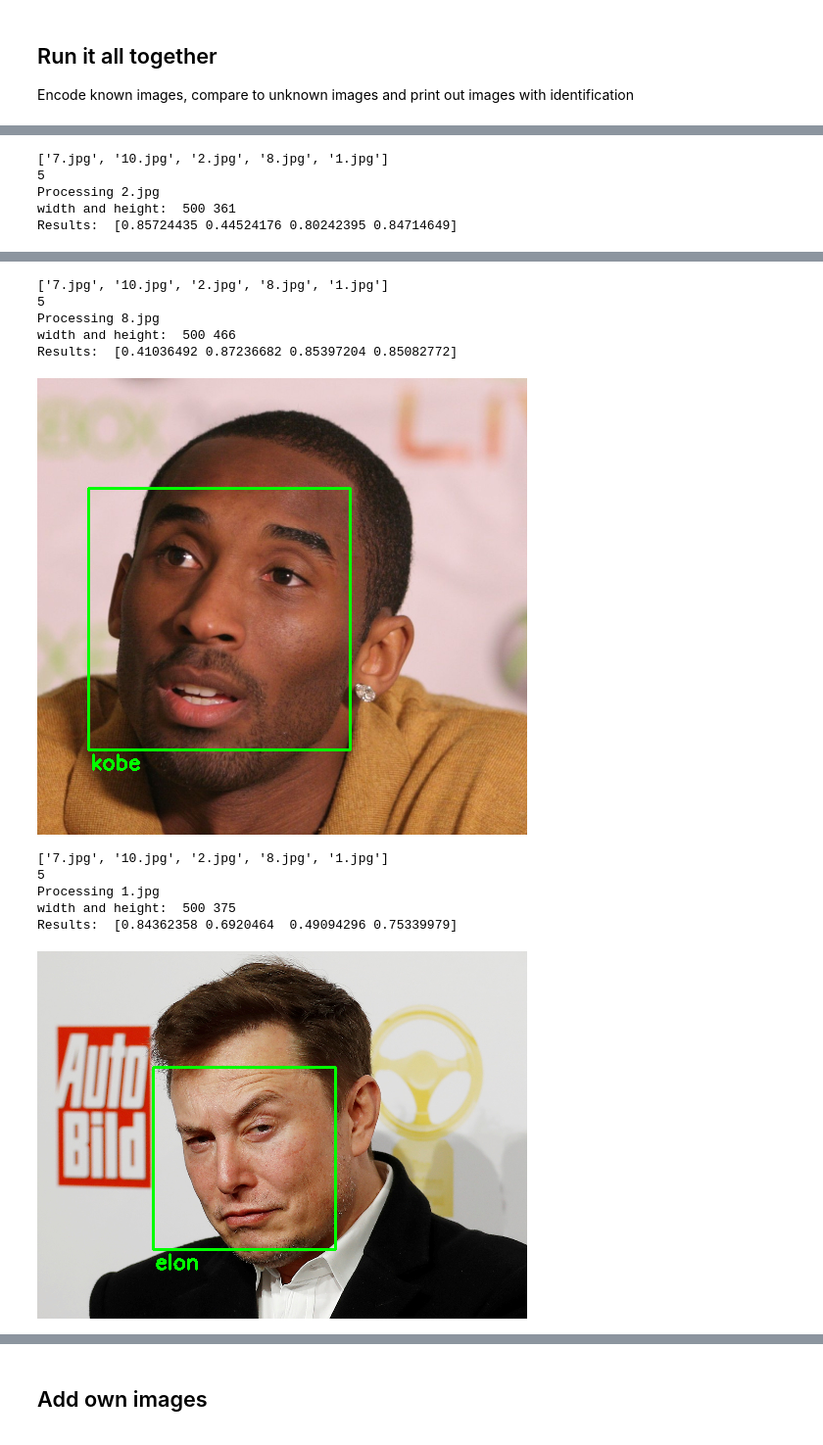
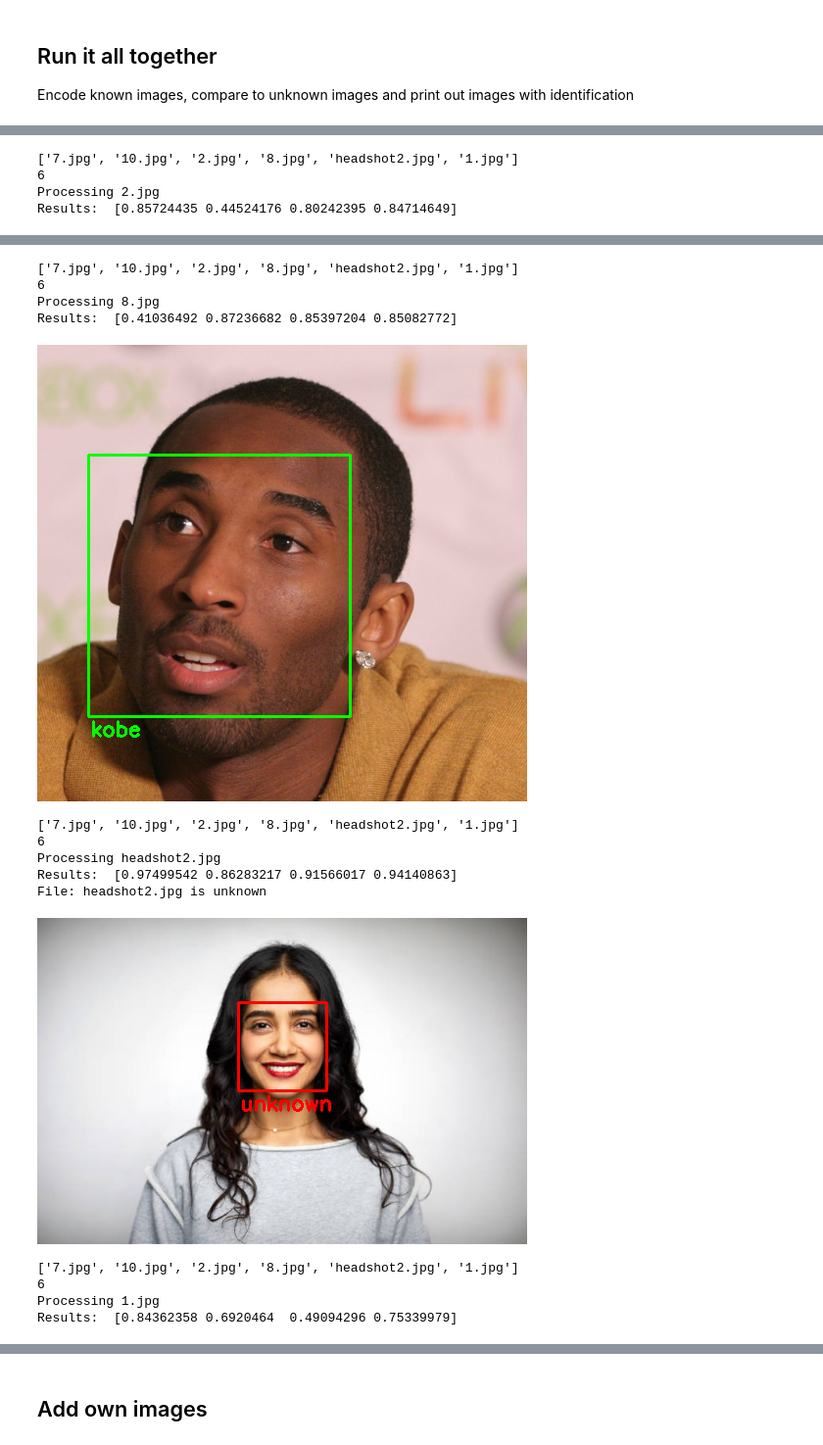
Before and after one commit to jboyd170/face-recognition, a Jupyter notebook: Face_Recognition_using_face_recognition_library.ipynb, the cells around one changed output, grey strips where cells are left out. Shown at 98% size. Drawn from its saved outputs; the diff is of its cells as text; code cells hidden in the pictures.

```diff
--- a/Face_Recognition_using_face_recognition_library.ipynb
+++ b/Face_Recognition_using_face_recognition_library.ipynb
@@ -123,8 +116,8 @@ for file in os.listdir(known_dir):
     known_names.append(file.split('.')[0])
 
 error_flag = 0
-for file in os.listdir(known_dir):
-    img = read_img(known_dir + '/' + file)
+for file in os.listdir(unknown_dir):
+    img = read_img(unknown_dir + '/' + file)
     if file[-4] ==".":
       error_flag = 1
 if error_flag == 1:
@@ -179,20 +162,22 @@ width and height:  500 573
 Results:  [0.86974779 0.9116802  0.79180511 0.36510108]
 [figure]
-['7.jpg', '10.jpg', '2.jpg', '8.jpg', '1.jpg']
-5
+['7.jpg', '10.jpg', '2.jpg', '8.jpg', 'headshot2.jpg', '1.jpg']
+6
 Processing 2.jpg
-width and height:  500 361
 Results:  [0.85724435 0.44524176 0.80242395 0.84714649]
 [figure]
-['7.jpg', '10.jpg', '2.jpg', '8.jpg', '1.jpg']
-5
+['7.jpg', '10.jpg', '2.jpg', '8.jpg', 'headshot2.jpg', '1.jpg']
+6
 Processing 8.jpg
-width and height:  500 466
 Results:  [0.41036492 0.87236682 0.85397204 0.85082772]
 [figure]
-['7.jpg', '10.jpg', '2.jpg', '8.jpg', '1.jpg']
-5
-Processing 1.jpg
-width and height:  500 375
-Results:  [0.84362358 0.6920464  0.49094296 0.75339979]
+['7.jpg', '10.jpg', '2.jpg', '8.jpg', 'headshot2.jpg', '1.jpg']
+6
+Processing headshot2.jpg
+Results:  [0.97499542 0.86283217 0.91566017 0.94140863]
+File: headshot2.jpg is unknown
-[figure, old version]
+[figure, new version]
+['7.jpg', '10.jpg', '2.jpg', '8.jpg', 'headshot2.jpg', '1.jpg']
+6
+Processing 1.jpg
+Results:  [0.84362358 0.6920464  0.49094296 0.75339979]
```
Also changed, not shown: parts of 8 cells of this notebook.
